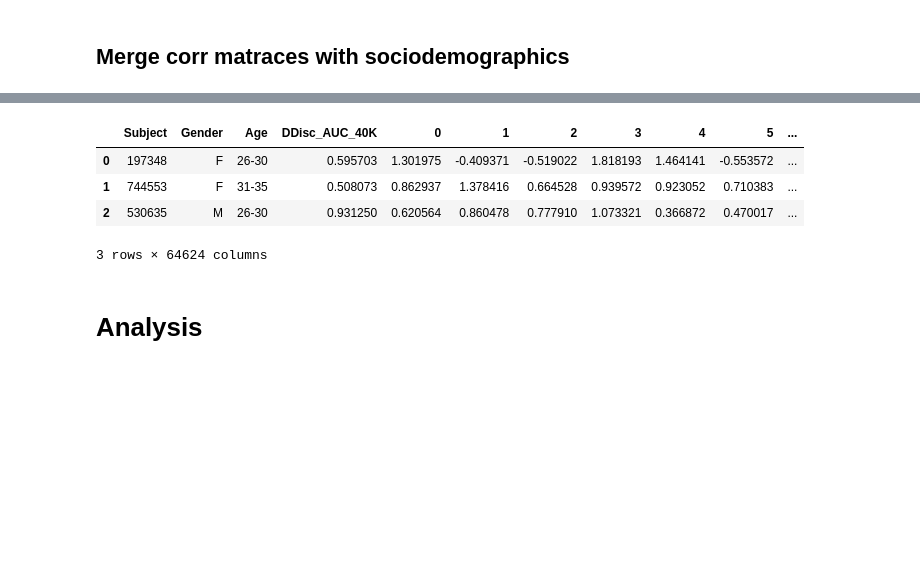
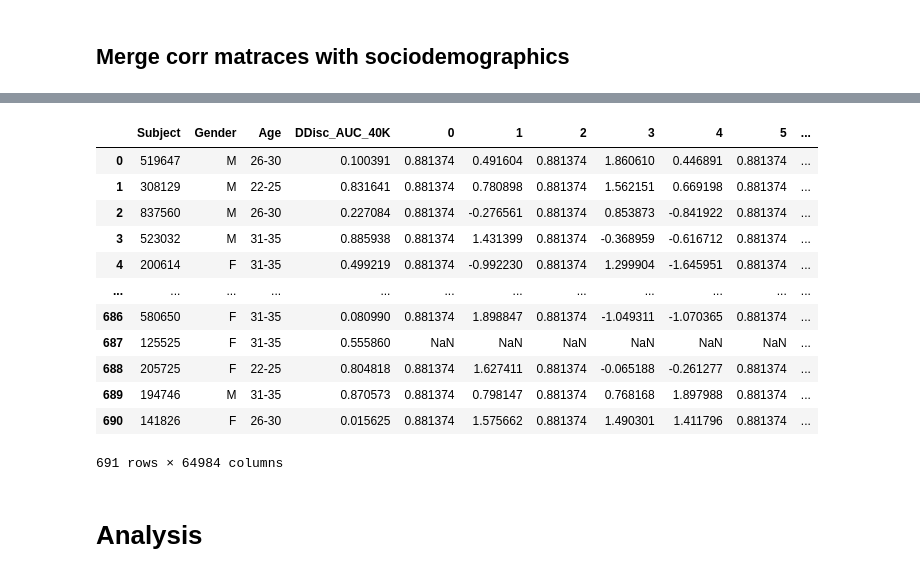
Before and after one commit to pganon32/nh26_td_gamb_diff_FC_best, a Jupyter notebook: DRAFT_func_analysis-pipeline.ipynb, the cells around one changed output, grey strips where cells are left out. Drawn from its saved outputs; the diff is of its cells as text; code cells hidden in the pictures; blank space fills up the shorter version.

```diff
--- a/DRAFT_func_analysis-pipeline.ipynb
+++ b/DRAFT_func_analysis-pipeline.ipynb
@@ -88,4 +53,4 @@ array([[ 0.86223075, -0.38793825, -0.47694481, ..., -0.91643542,
 # %%
-mat_zScore = np.arctanh(mat_stack)
-np.shape(mat_zScore)
+corr_mat_zScore = np.arctanh(corr_mat_no_id)
+np.shape(corr_mat_zScore)
 # %% [output]
@@ -93,21 +58,16 @@ np.shape(mat_zScore)
 # %% [markdown]
 ## Load the sociodemographics
 # %%
-import pandas as pd
-
-test_df = pd.read_csv("test_split.csv")
-dd_df = pd.read_csv("DD_AUC_targets.csv")
+sociodem_df = pd.read_csv("train_split.csv")
+delayed_discount_df = pd.read_csv("DD_AUC_targets.csv")
 # %%
-subjects = [int(sub) for sub in subjects]
-
-test_df_DD = test_df.merge(
-    dd_df[["Subject", "DDisc_AUC_40K"]],
+train_df = sociodem_df.merge(
+    delayed_discount_df[["Subject", "DDisc_AUC_40K"]],
     on="Subject",
     how="left"
 )
 
-test_subjects = test_df_DD[test_df_DD["Subject"].isin(subjects)]
-test_subjects = test_subjects[["Subject", "Gender", "Age", "DDisc_AUC_40K"]]
-test_subjects
+train_df = train_df[["Subject", "Gender", "Age", "DDisc_AUC_40K"]]
+train_df
 # %% [output]
 |  | Subject | Gender | Age | DDisc_AUC_40K |
@@ -117,6 +86,13 @@ test_subjects
 # %% [markdown]
 ## Merge corr matraces with sociodemographics
 # %%
-df_mat_zScores = pd.DataFrame(mat_zScore)
-df_mat_zScores
+# Bring corr_mat_ids and _zScores into dataframes
+corr_mat_ids_df = pd.DataFrame(corr_mat_ids, columns=["Subject"])
+
+corr_mat_zScore_df = pd.DataFrame(corr_mat_zScore)
+corr_mat_zScore_df.columns = corr_mat_zScore_df.columns.astype(str)
+
+# merge them
+corr_mat_zScore_id_df = corr_mat_ids_df.join(corr_mat_zScore_df)
+corr_mat_zScore_id_df
 # %% [output]
@@ -128,12 +112,24 @@ df_mat_zScores
 # %%
-merged_df = pd.concat([test_subjects, df_mat_zScores], axis=1)
+merged_df = train_df.merge(
+    corr_mat_zScore_id_df,
+    on="Subject",
+    how="left"
+)
 merged_df
 # %% [output]
 |  | Subject | Gender | Age | DDisc_AUC_40K | 0 | 1 | 2 | 3 | 4 | 5 | ... |
-| 0 | 197348 | F | 26-30 | 0.595703 | 1.301975 | -0.409371 | -0.519022 | 1.818193 | 1.464141 | -0.553572 | ... |
-| 1 | 744553 | F | 31-35 | 0.508073 | 0.862937 | 1.378416 | 0.664528 | 0.939572 | 0.923052 | 0.710383 | ... |
-| 2 | 530635 | M | 26-30 | 0.931250 | 0.620564 | 0.860478 | 0.777910 | 1.073321 | 0.366872 | 0.470017 | ... |
+| 0 | 519647 | M | 26-30 | 0.100391 | 0.881374 | 0.491604 | 0.881374 | 1.860610 | 0.446891 | 0.881374 | ... |
+| 1 | 308129 | M | 22-25 | 0.831641 | 0.881374 | 0.780898 | 0.881374 | 1.562151 | 0.669198 | 0.881374 | ... |
+| 2 | 837560 | M | 26-30 | 0.227084 | 0.881374 | -0.276561 | 0.881374 | 0.853873 | -0.841922 | 0.881374 | ... |
+| 3 | 523032 | M | 31-35 | 0.885938 | 0.881374 | 1.431399 | 0.881374 | -0.368959 | -0.616712 | 0.881374 | ... |
+| 4 | 200614 | F | 31-35 | 0.499219 | 0.881374 | -0.992230 | 0.881374 | 1.299904 | -1.645951 | 0.881374 | ... |
+| ... | ... | ... | ... | ... | ... | ... | ... | ... | ... | ... | ... |
+| 686 | 580650 | F | 31-35 | 0.080990 | 0.881374 | 1.898847 | 0.881374 | -1.049311 | -1.070365 | 0.881374 | ... |
+| 687 | 125525 | F | 31-35 | 0.555860 | NaN | NaN | NaN | NaN | NaN | NaN | ... |
+| 688 | 205725 | F | 22-25 | 0.804818 | 0.881374 | 1.627411 | 0.881374 | -0.065188 | -0.261277 | 0.881374 | ... |
+| 689 | 194746 | M | 31-35 | 0.870573 | 0.881374 | 0.798147 | 0.881374 | 0.768168 | 1.897988 | 0.881374 | ... |
+| 690 | 141826 | F | 26-30 | 0.015625 | 0.881374 | 1.575662 | 0.881374 | 1.490301 | 1.411796 | 0.881374 | ... |
-3 rows × 64624 columns
+691 rows × 64984 columns
 # %% [markdown]
 # Analysis
 # %% [markdown]
```
Also changed, not shown: parts of 27 cells of this notebook.
